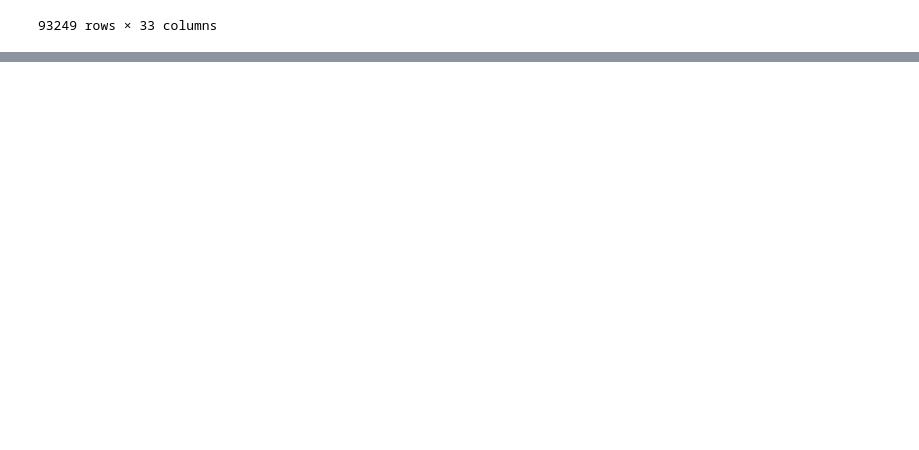
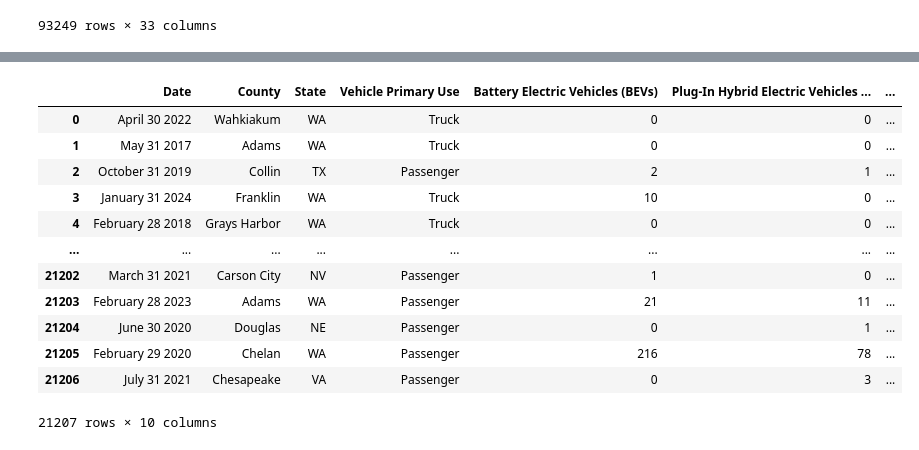
Before and after one commit to 4GeeksAcademy/KURGANOVA_DATASETS, a Jupyter notebook: src/explore.ipynb, the cells around one changed output, grey strips where cells are left out. Drawn from its saved outputs; the diff is of its cells as text; code cells hidden in the pictures; blank space fills up the shorter version.

```diff
--- a/src/explore.ipynb
+++ b/src/explore.ipynb
@@ -78,0 +36,19 @@ datasetNutri
+# %%
+# Your code here
+import pandas as pd
+datasetelectric = pd.read_csv('../data/raw/Electric_Vehicle_Population_Size_History_By_County.csv')
+datasetelectric
+# %% [output]
+|  | Date | County | State | Vehicle Primary Use | Battery Electric Vehicles (BEVs) | Plug-In Hybrid Electric Vehicles ... | ... |
+| 0 | April 30 2022 | Wahkiakum | WA | Truck | 0 | 0 | ... |
+| 1 | May 31 2017 | Adams | WA | Truck | 0 | 0 | ... |
+| 2 | October 31 2019 | Collin | TX | Passenger | 2 | 1 | ... |
+| 3 | January 31 2024 | Franklin | WA | Truck | 10 | 0 | ... |
+| 4 | February 28 2018 | Grays Harbor | WA | Truck | 0 | 0 | ... |
+| ... | ... | ... | ... | ... | ... | ... | ... |
+| 21202 | March 31 2021 | Carson City | NV | Passenger | 1 | 0 | ... |
+| 21203 | February 28 2023 | Adams | WA | Passenger | 21 | 11 | ... |
+| 21204 | June 30 2020 | Douglas | NE | Passenger | 0 | 1 | ... |
+| 21205 | February 29 2020 | Chelan | WA | Passenger | 216 | 78 | ... |
+| 21206 | July 31 2021 | Chesapeake | VA | Passenger | 0 | 3 | ... |
+21207 rows × 10 columns
```
Also changed, not shown: parts of 8 cells of this notebook, 6 other files.
